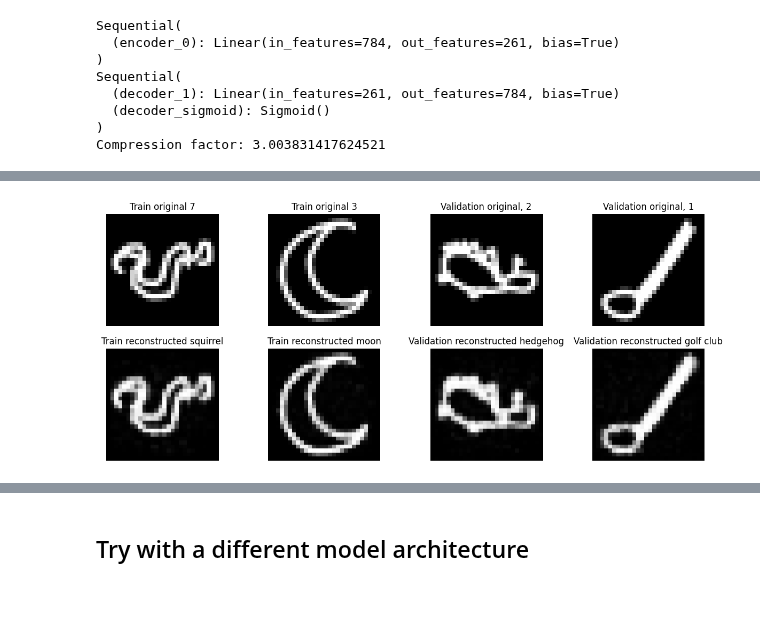
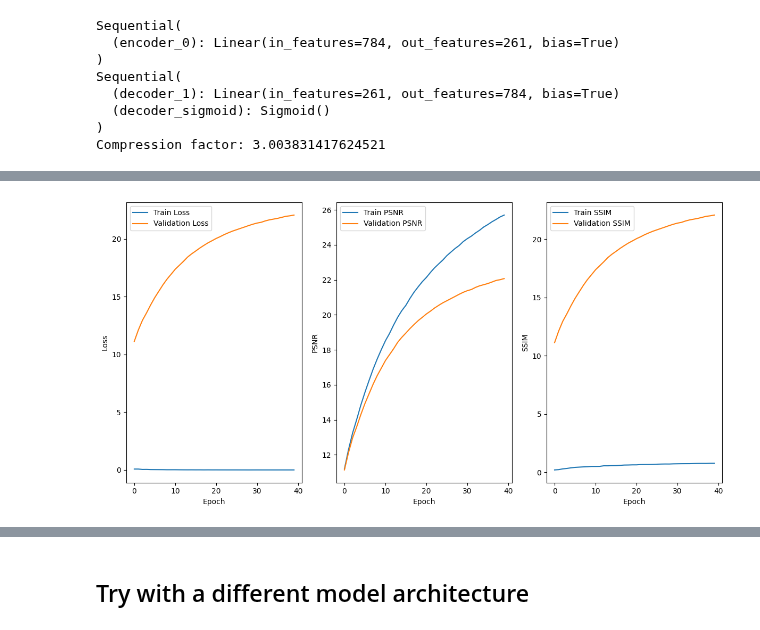
Before and after one commit to MightyCode/enseirb-s9-doodle-computer-vision, a Jupyter notebook: encoder_decoder.ipynb, the cells around one changed output, grey strips where cells are left out. Saved outputs shown, nothing was run; the diff lists cells and outputs as text; code cells hidden in the pictures; blank space fills up the shorter version.

```diff
--- a/encoder_decoder.ipynb
+++ b/encoder_decoder.ipynb
@@ -112,38 +112,3 @@ training_loaded_set = DataLoader(training_set, batch_size=BATCH_SIZE, shuffle=Tr
 validation_loaded_set = DataLoader(validation_set, batch_size=BATCH_SIZE , shuffle=True)
 # %% [markdown]
 ## Autoencoder class
-# %%
-class Autoencoder(nn.Module):
-    def __init__(self, layer_sizes=[WIDTH * HEIGHT, 128, 64, 32]):
-        super(Autoencoder, self).__init__()
-        self.architecture = layer_sizes
-        self.encoder = nn.Sequential()
-        self.decoder = nn.Sequential()
-
-        # Add encoder layers
-        for i in range(len(layer_sizes) - 1):
-            self.encoder.add_module(f"encoder_{i}", nn.Linear(layer_sizes[i], layer_sizes[i+1]))
-            if i < len(layer_sizes) - 2:
-                self.encoder.add_module(f"encoder_relu_{i}", nn.ReLU())
-                self.encoder.add_module(f"encoder_dropout_{i}", nn.Dropout(0.3))
-                self.encoder.add_module(f"encoder_batchnorm_{i}", nn.BatchNorm1d(layer_sizes[i+1]))
-
-        # Add decoder layers
-        for i in range(len(layer_sizes) - 1, 0, -1):
-            self.decoder.add_module(f"decoder_{i}", nn.Linear(layer_sizes[i], layer_sizes[i-1]))
-            if i > 1:
-                self.decoder.add_module(f"decoder_relu_{i}", nn.ReLU())
-                self.decoder.add_module(f"encoder_dropout_{i}", nn.Dropout(0.3))
-                self.decoder.add_module(f"encoder_batchnorm_{i}", nn.BatchNorm1d(layer_sizes[i+1]))
-
-        self.decoder.add_module("decoder_sigmoid", nn.Sigmoid())
-
-    def forward(self, x):
-        encoded = self.encoder(x)
-        decoded = self.decoder(encoded)
-
-        return encoded, decoded
-
-    def print_model(self):
-        print(self.encoder)
-        print(self.decoder)
@@ -151,7 +118,8 @@ class Autoencoder(nn.Module):
 ## Try with simple model
 # %%
 architecture_1 = [WIDTH * HEIGHT, WIDTH * HEIGHT // 3]
-autoencoder_model = Autoencoder(architecture_1).to(device)
+autoencoder_model = Autoencoder(architecture_1, device, WIDTH, HEIGHT, classes)
+autoencoder_model.to(device)
 
 # Define loss function and optimizer
 criterion = nn.MSELoss()
@@ -275,6 +142,4 @@ def train_autoencoder(autoencoder_model, train_loader: DataLoader, valid_loader:
 # %%
-# Call the function
 num_epochs = 40
-train_loss_values, validation_loss_values, train_psnr_values, train_ssim_values, validation_psnr_values, validation_ssim_values \
-    = train_autoencoder(autoencoder_model, training_loaded_set, validation_loaded_set, criterion, optimizer, num_epochs)
+autoencoder_model.train_autoencoder(training_loaded_set, validation_loaded_set, criterion, optimizer, num_epochs)
 # %% [output]
@@ -371,5 +162,0 @@ def show_images(train_set, validation_set, autoencoder_model):
-# %%
-# Call the function
-show_images(training_set, validation_set, autoencoder_model)
-# %% [output]
-[figure, removed]
@@ -408,0 +163,5 @@ def return_lowest_image_index_psnr_ssim(dataset, autoencoder_model):
+# %%
+# plot Train and Test Loss, PSNR and SSIM values
+autoencoder_model.plot_psnr_ssim()
+# %% [output]
+[figure, added]
```
Also changed, not shown: parts of 25 cells of this notebook, 2 other files.
